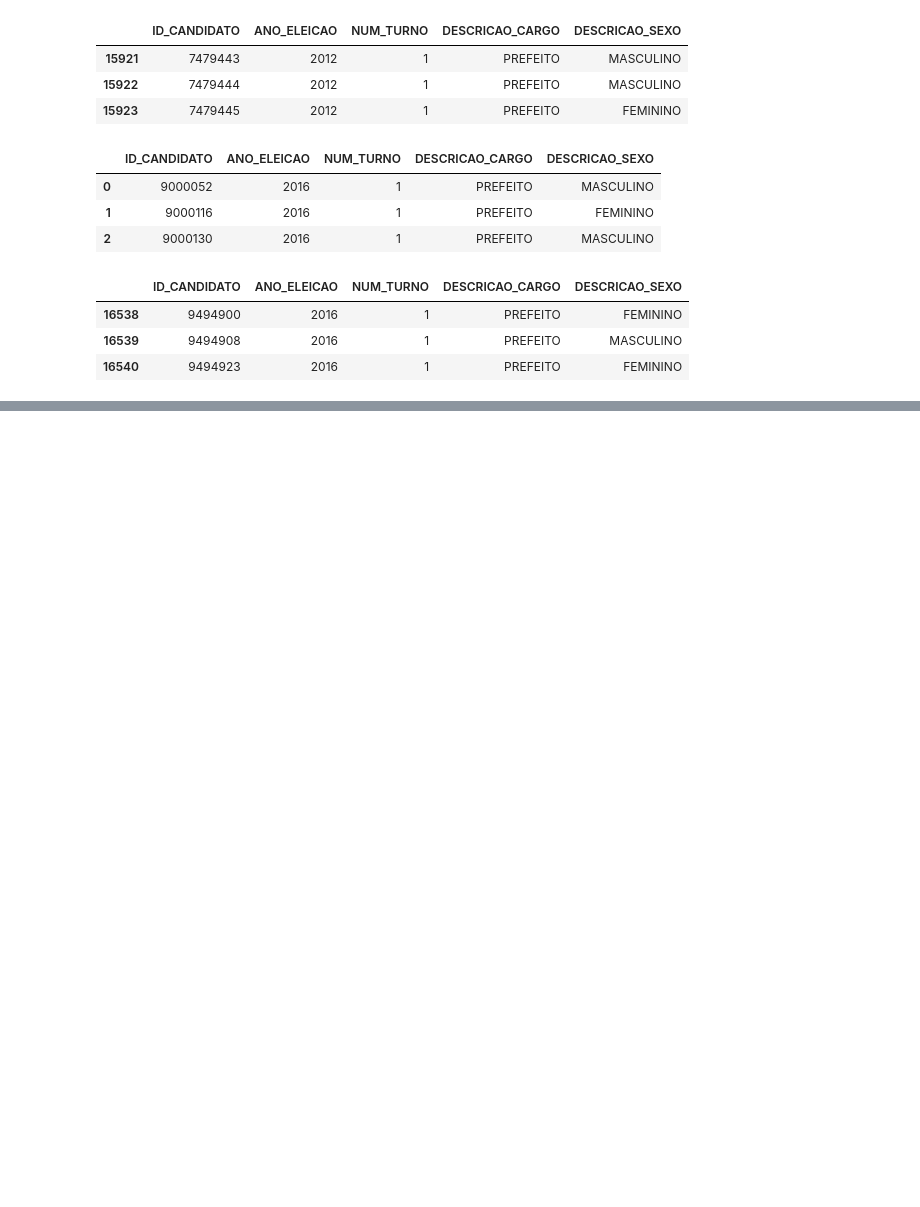
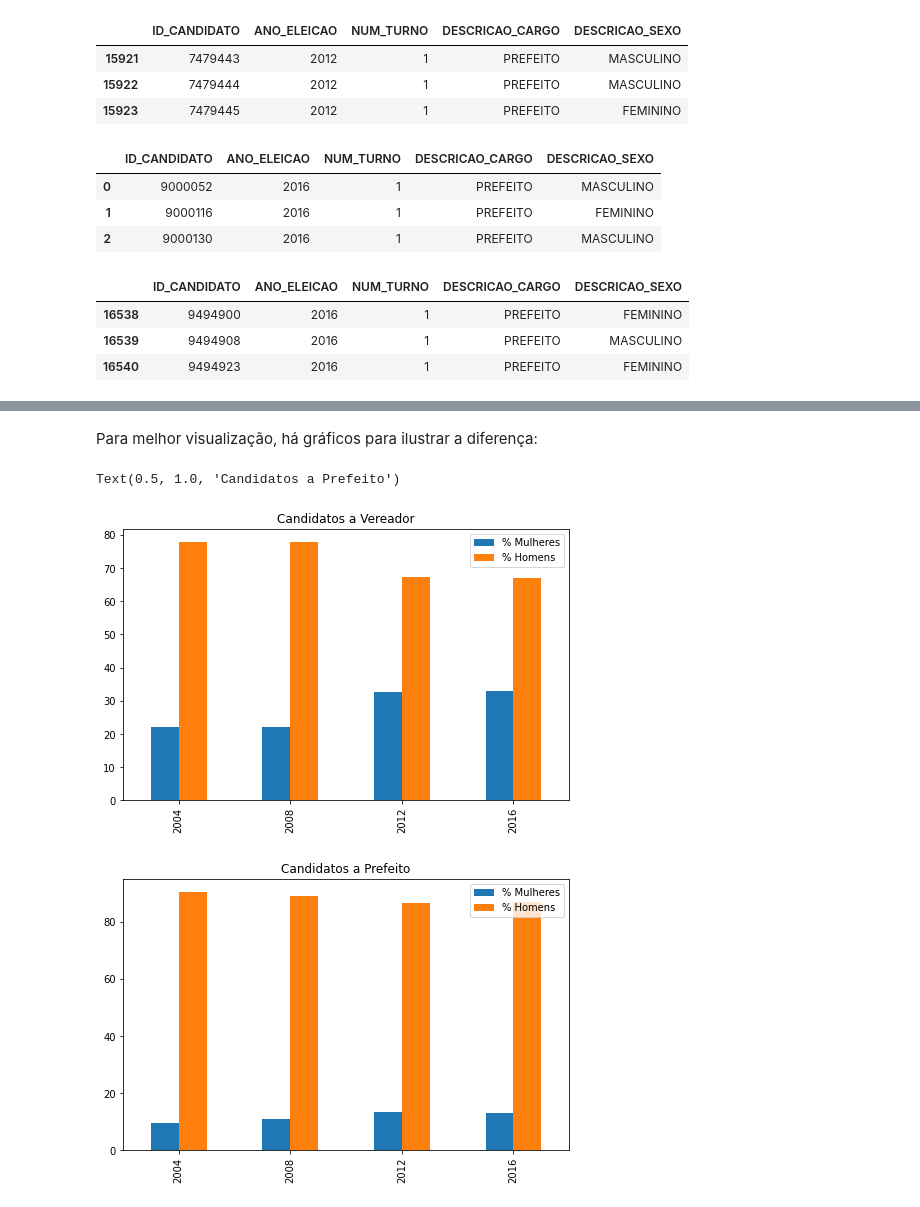
Before and after one commit to bibiacoutinho/Analise-Candidaturas-Mulheres-Vereador-Prefeito, a Jupyter notebook: Analise-Candidaturas-Mulheres-Vereador-Prefeito.ipynb, the cells around one changed output, grey strips where cells are left out. Drawn from its saved outputs; the diff is of its cells as text; code cells hidden in the pictures; blank space fills up the shorter version.

```diff
--- a/Analise-Candidaturas-Mulheres-Vereador-Prefeito.ipynb
+++ b/Analise-Candidaturas-Mulheres-Vereador-Prefeito.ipynb
@@ -269,0 +201,30 @@ df.plot(kind = 'bar')
+# %%
+#Dataframe de candidaturas a vereador
+df_v = pd.DataFrame({
+    'Ano': ['2004', '2008', '2012', '2016'],
+    'Mulheres': [v_2004_mul, v_2008_mul, v_2012_mul, v_2016_mul],
+    'Homens': [v_2004_hom, v_2008_hom, v_2012_hom, v_2016_hom],
+})
+
+df_v['Total'] = df_v.sum(axis=1)
+
+df_v['% Mulheres'] = df_v['Mulheres']/df_v['Total']*100
+df_v['% Homens'] = df_v['Homens']/df_v['Total']*100
+
+#Dataframe de candidaturas a prefeito
+df_p = pd.DataFrame({
+    'Ano': ['2004', '2008', '2012', '2016'],
+    'Mulheres': [p_2004_mul, p_2008_mul, p_2012_mul, p_2016_mul],
+    'Homens': [p_2004_hom, p_2008_hom, p_2012_hom, p_2016_hom],
+})
+
+df_p['Total'] = df_p.sum(axis=1)
+
+df_p['% Mulheres'] = df_p['Mulheres']/df_p['Total']*100
+df_p['% Homens'] = df_p['Homens']/df_p['Total']*100
+
+print('Análise Candidatura Vereadores')
+print(df_v)
+print('\n')
+print('Análise Candidatura Prefeitos')
+print(df_p)
@@ -269,0 +246,21 @@ df.plot(kind = 'bar')
+# %% [markdown]
+Para melhor visualização, há gráficos para ilustrar a diferença:
+# %%
+#Vereador
+df_v = df_v.drop(["Mulheres", "Homens", "Total"], axis=1)
+ax_v = df_v[["% Mulheres", "% Homens"]].plot(kind = 'bar')
+ax_v.set_xticklabels(df["Ano"])
+
+plt.rcParams['figure.figsize'] = (8,5)
+plt.title('Candidatos a Vereador')
+
+#Prefeito
+ax_p = df_p[["% Mulheres", "% Homens"]].plot(kind = 'bar')
+ax_p.set_xticklabels(df["Ano"])
+
+plt.rcParams['figure.figsize'] = (7,5)
+plt.title('Candidatos a Prefeito')
+# %% [output]
+Text(0.5, 1.0, 'Candidatos a Prefeito')
+[figure, added]
+[figure, added]
```
Also changed, not shown: parts of 27 cells of this notebook.
